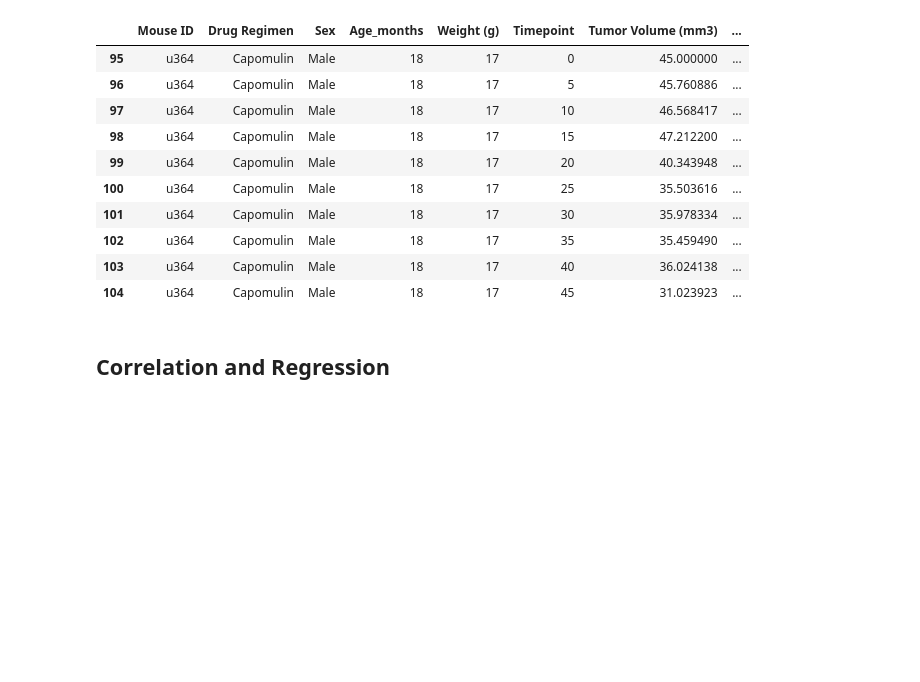
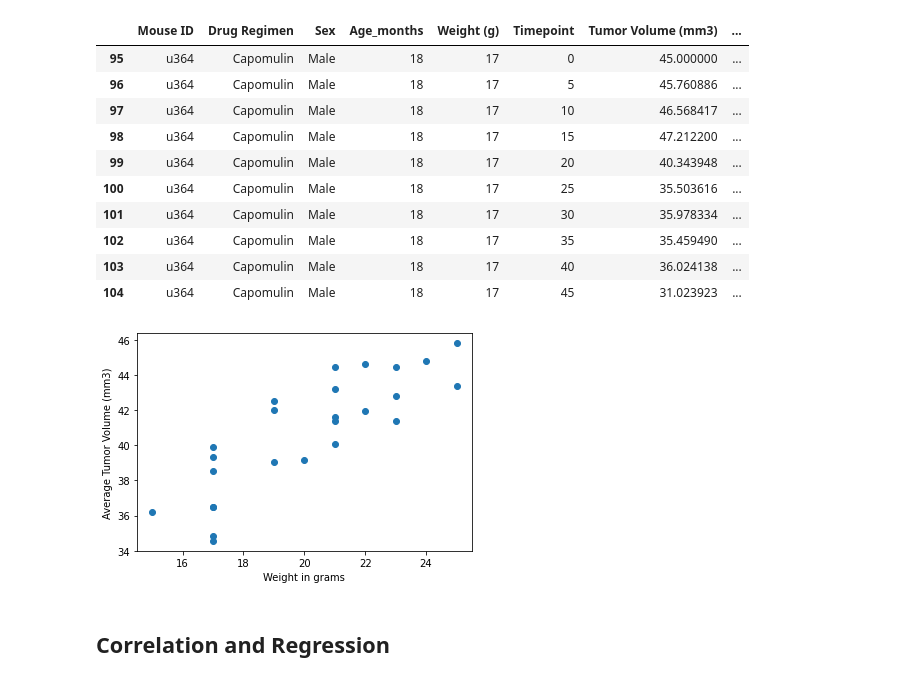
Before and after one commit to jtslater2/JTS-HW5-Matplotlib, a Jupyter notebook: pymaceuticals_jts.ipynb, the cells around one changed output. Saved outputs shown, nothing was run; the diff lists cells and outputs as text; code cells hidden in the pictures; blank space fills up the shorter version.

```diff
--- a/pymaceuticals_jts.ipynb
+++ b/pymaceuticals_jts.ipynb
@@ -594,6 +612,15 @@ u364
 # %%
 # Generate a scatter plot of average tumor volume vs. mouse weight
 # for all mice in the Capomulin regimen
+
+cap_all = drop_df.loc[drop_df["Drug Regimen"] == "Capomulin"]
+cap_avg = cap_all.groupby(["Mouse ID"]).mean()
+plt.scatter(cap_avg["Weight (g)"],cap_avg["Tumor Volume (mm3)"])
+plt.xlabel("Weight in grams")
+plt.ylabel("Average Tumor Volume (mm3)")
+plt.show()
+# %% [output]
+[figure, added]
 # %% [markdown]
 ## Correlation and Regression
 # %%
```
Also changed, not shown: parts of 7 cells of this notebook.
